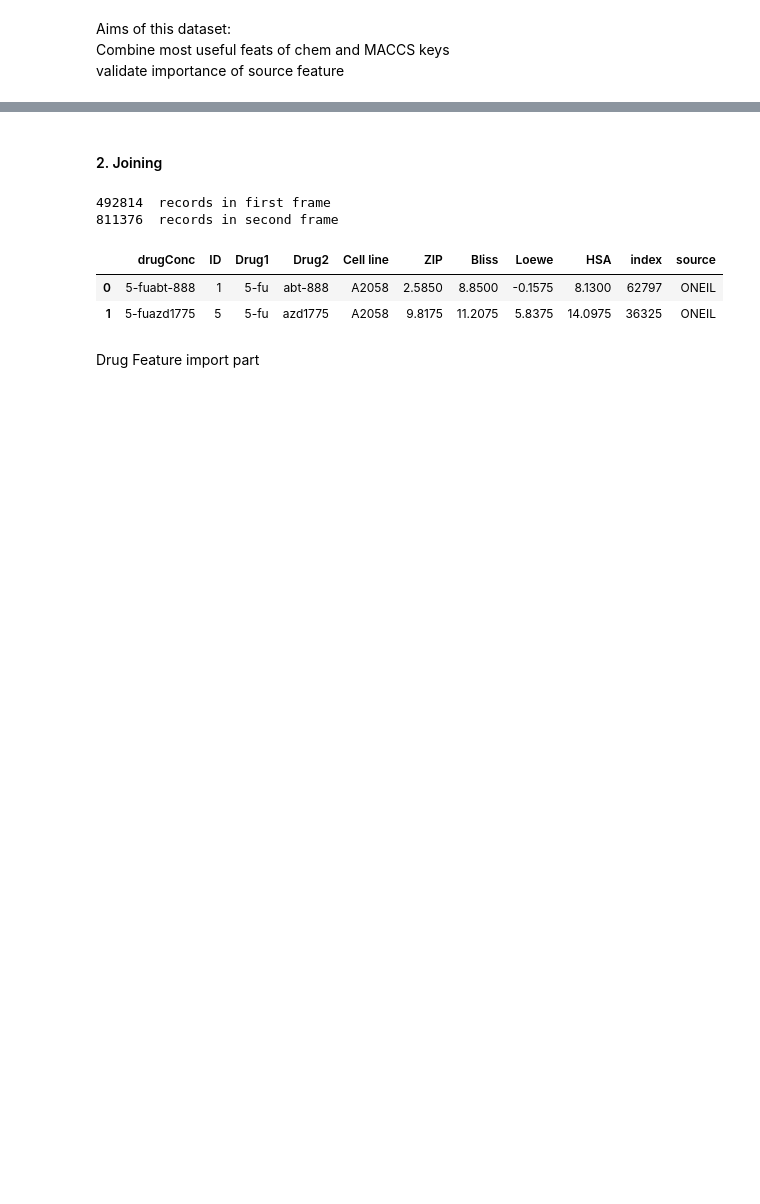
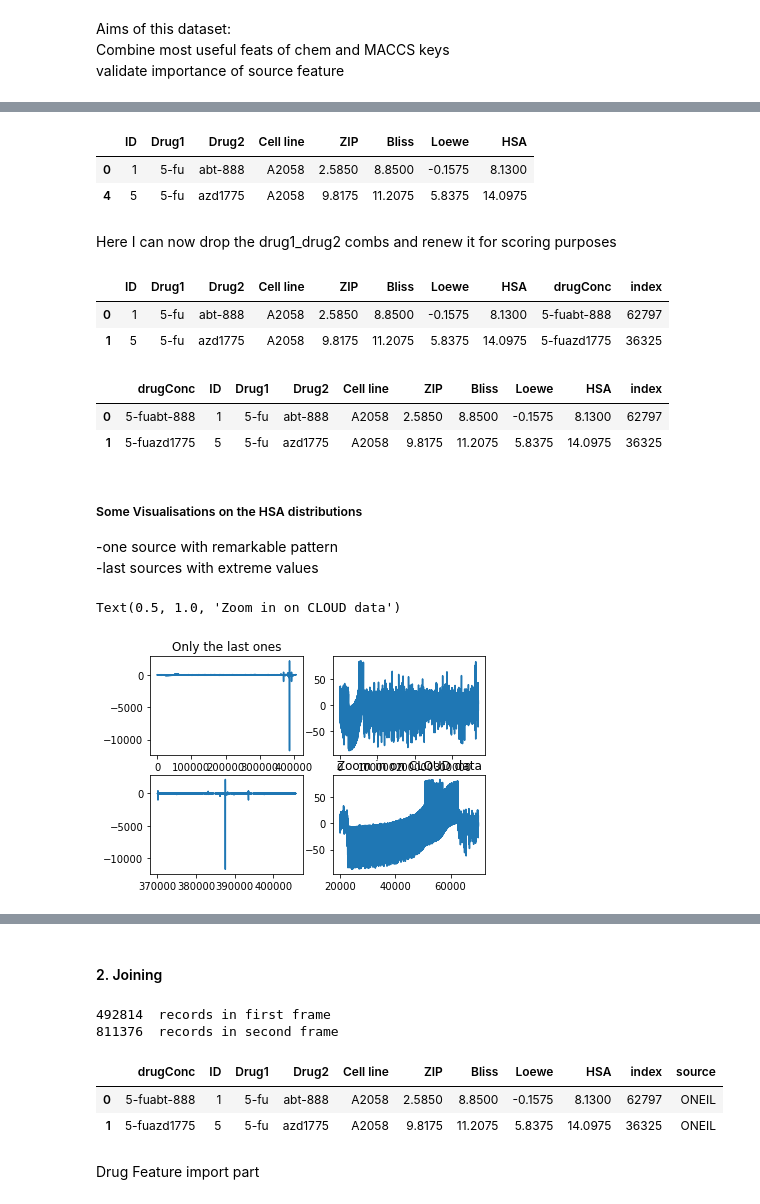
Before and after one commit to stefanhuber1510/marbleProject, a Jupyter notebook: scoring/fourthScoringTest.ipynb, the cells around one changed output, grey strips where cells are left out. Saved outputs shown, nothing was run; the diff lists cells and outputs as text; code cells hidden in the pictures; blank space fills up the shorter version.

```diff
--- a/scoring/fourthScoringTest.ipynb
+++ b/scoring/fourthScoringTest.ipynb
@@ -10,0 +143,45 @@ import _pickle as pkl
+# %%
+data.drop(columns=["drug_drug2","index"],inplace=True)
+data.head(2)
+# %% [output]
+|  | ID | Drug1 | Drug2 | Cell line | ZIP | Bliss | Loewe | HSA |
+| 0 | 1 | 5-fu | abt-888 | A2058 | 2.5850 | 8.8500 | -0.1575 | 8.1300 |
+| 4 | 5 | 5-fu | azd1775 | A2058 | 9.8175 | 11.2075 | 5.8375 | 14.0975 |
+# %% [markdown]
+Here I can now drop the drug1_drug2 combs and renew it for scoring purposes
+# %%
+# concatenate Drug1 and 2 alphabetically
+sorted_conc_drugs2=[]
+for row in range(len(data)):
+    d1 = data.iloc[row]["Drug1"]
+    d2 = data.iloc[row]["Drug2"]
+    if d1 < d2:
+        sorted_conc_drugs2.append(d1+d2)
+    else:
+        sorted_conc_drugs2.append(d2+d1)
+sorted_conc_drugs2 = pd.Series(sorted_conc_drugs2)
+
+# attach the joined names to the dataframe
+numerator = pd.DataFrame(list(set(sorted_conc_drugs2)))
+numerator.reset_index(inplace=True)
+
+data.reset_index(drop=True,inplace=True)
+
+data['drugConc'] = sorted_conc_drugs2
+data = data.join(numerator.set_index(0),on="drugConc",how="left")
+
+data.head(2)
+# %% [output]
+|  | ID | Drug1 | Drug2 | Cell line | ZIP | Bliss | Loewe | HSA | drugConc | index |
+| 0 | 1 | 5-fu | abt-888 | A2058 | 2.5850 | 8.8500 | -0.1575 | 8.1300 | 5-fuabt-888 | 62797 |
+| 1 | 5 | 5-fu | azd1775 | A2058 | 9.8175 | 11.2075 | 5.8375 | 14.0975 | 5-fuazd1775 | 36325 |
+# %%
+#get the 2 new columns to the beginning
+cols = data.columns.tolist()
+cols = cols[-2:-1] + cols[:-2] + cols[-1:]
+data = data[cols]
+data.head(2)
+# %% [output]
+|  | drugConc | ID | Drug1 | Drug2 | Cell line | ZIP | Bliss | Loewe | HSA | index |
+| 0 | 5-fuabt-888 | 1 | 5-fu | abt-888 | A2058 | 2.5850 | 8.8500 | -0.1575 | 8.1300 | 62797 |
+| 1 | 5-fuazd1775 | 5 | 5-fu | azd1775 | A2058 | 9.8175 | 11.2075 | 5.8375 | 14.0975 | 36325 |
@@ -10,0 +191,23 @@ import _pickle as pkl
+# %% [markdown]
+##### Some Visualisations on the HSA distributions
+-one source with remarkable pattern<br>
+-last sources with extreme values
+# %%
+import matplotlib.pyplot as plt
+
+figure, axis = plt.subplots(2, 2)
+
+axis[0, 0].plot(data["HSA"])
+axis[0, 0].set_title("All HSA scores")
+
+axis[0, 1].plot(data["HSA"][0:370000])
+axis[0, 0].set_title("All except the last ones")
+
+axis[1, 1].plot(data["HSA"][20000:70000]) #source: Cloud
+axis[0, 0].set_title("Only the last ones")
+
+axis[1, 0].plot(data["HSA"][370000:])
+axis[1, 1].set_title("Zoom in on CLOUD data")
+# %% [output]
+Text(0.5, 1.0, 'Zoom in on CLOUD data')
+[figure, added]
```
Also changed, not shown: parts of 123 cells of this notebook.
